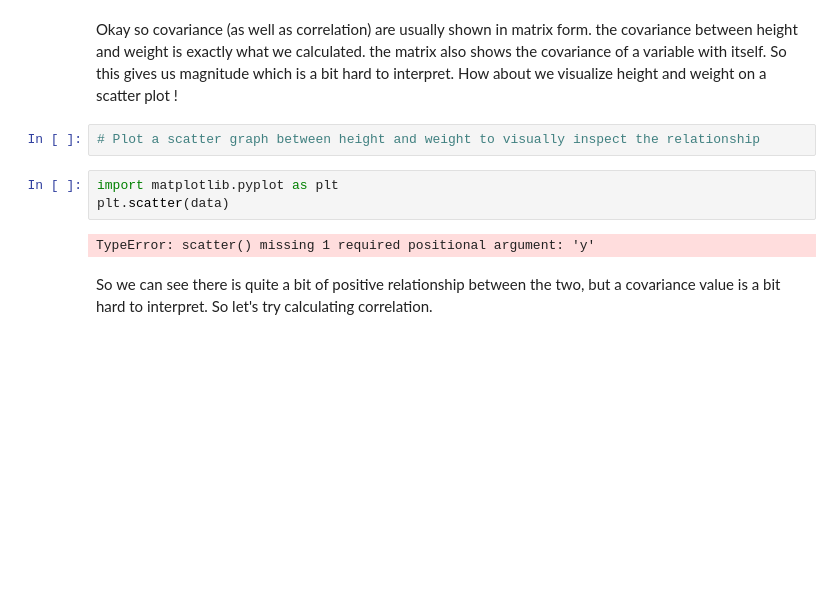
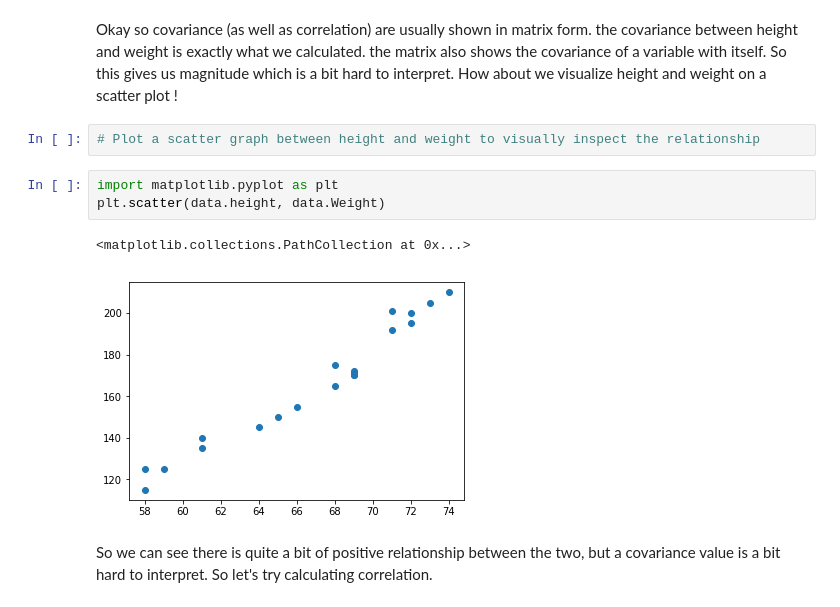
Before and after one commit to Judahesses/dsc-0-10-04-cov-corr-lab-nyc-ds-career-012819, a Jupyter notebook: index.ipynb, the cells around one changed output. Cells and saved outputs as stored; diff of their text form; blank space fills up the shorter version.

```diff
--- a/index.ipynb
+++ b/index.ipynb
@@ -201,9 +201,10 @@ Okay so covariance (as well as correlation) are usually shown in matrix form. th
 # Plot a scatter graph between height and weight to visually inspect the relationship
 # %%
 import matplotlib.pyplot as plt
-plt.scatter(data)
+plt.scatter(data.height, data.Weight)
 # %% [output]
-TypeError: scatter() missing 1 required positional argument: 'y'
+<matplotlib.collections.PathCollection at 0x...>
+[figure, added]
 # %% [markdown]
 So we can see there is quite a bit of positive relationship between the two, but a covariance value is a bit hard to interpret. So let's try calculating correlation.
 # %% [markdown]
```
